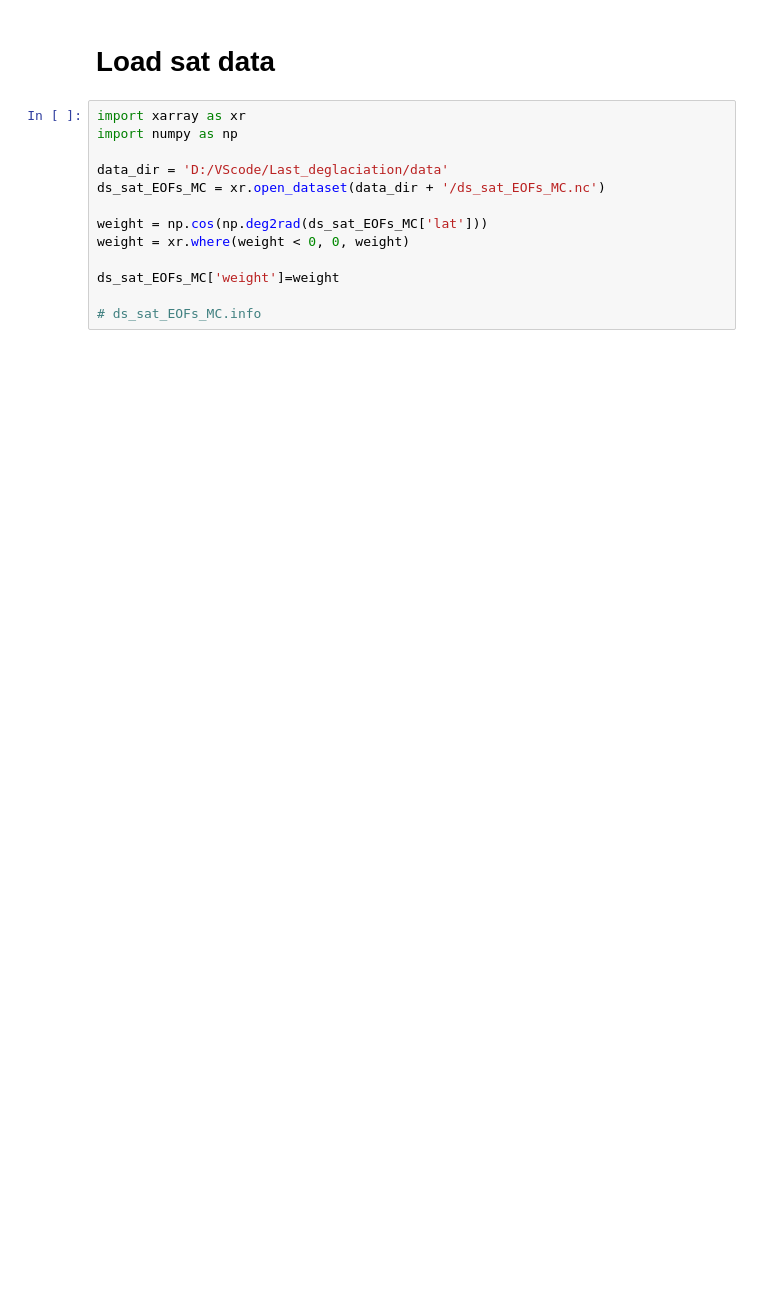
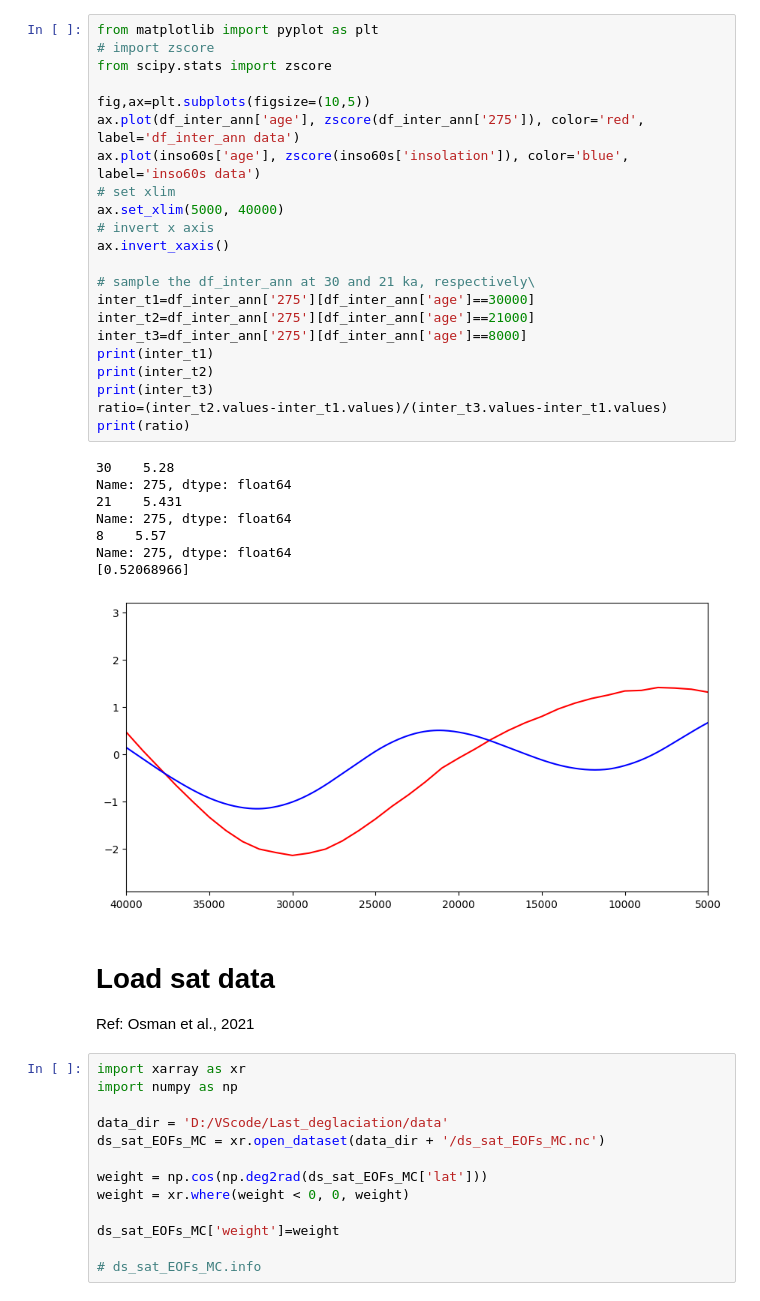
Before and after one commit to Peisong-Zheng/Last_deglaciation, a Jupyter notebook: Figure3_v4.ipynb, the cells around one changed output. Drawn from its saved outputs; the diff is of its cells as text; blank space fills up the shorter version.

```diff
--- a/Figure3_v4.ipynb
+++ b/Figure3_v4.ipynb
@@ -59,5 +89,37 @@ df_inter_ann
+# %%
+from matplotlib import pyplot as plt
+# import zscore
+from scipy.stats import zscore
+
+fig,ax=plt.subplots(figsize=(10,5))
+ax.plot(df_inter_ann['age'], zscore(df_inter_ann['275']), color='red', label='df_inter_ann data')
+ax.plot(inso60s['age'], zscore(inso60s['insolation']), color='blue', label='inso60s data')
+# set xlim
+ax.set_xlim(5000, 40000)
+# invert x axis
+ax.invert_xaxis()
+
+# sample the df_inter_ann at 30 and 21 ka, respectively\
+inter_t1=df_inter_ann['275'][df_inter_ann['age']==30000]
+inter_t2=df_inter_ann['275'][df_inter_ann['age']==21000]
+inter_t3=df_inter_ann['275'][df_inter_ann['age']==8000]
+print(inter_t1)
+print(inter_t2)
+print(inter_t3)
+ratio=(inter_t2.values-inter_t1.values)/(inter_t3.values-inter_t1.values)
+print(ratio)
+# %% [output]
+30    5.28
+Name: 275, dtype: float64
+21    5.431
+Name: 275, dtype: float64
+8    5.57
+Name: 275, dtype: float64
+[0.52068966]
+[figure, added]
 # %% [markdown]
 # Load sat data
+Ref: Osman et al., 2021
 # %%
 import xarray as xr
 import numpy as np
```
Also changed, not shown: parts of 25 cells of this notebook, 21 other files.
